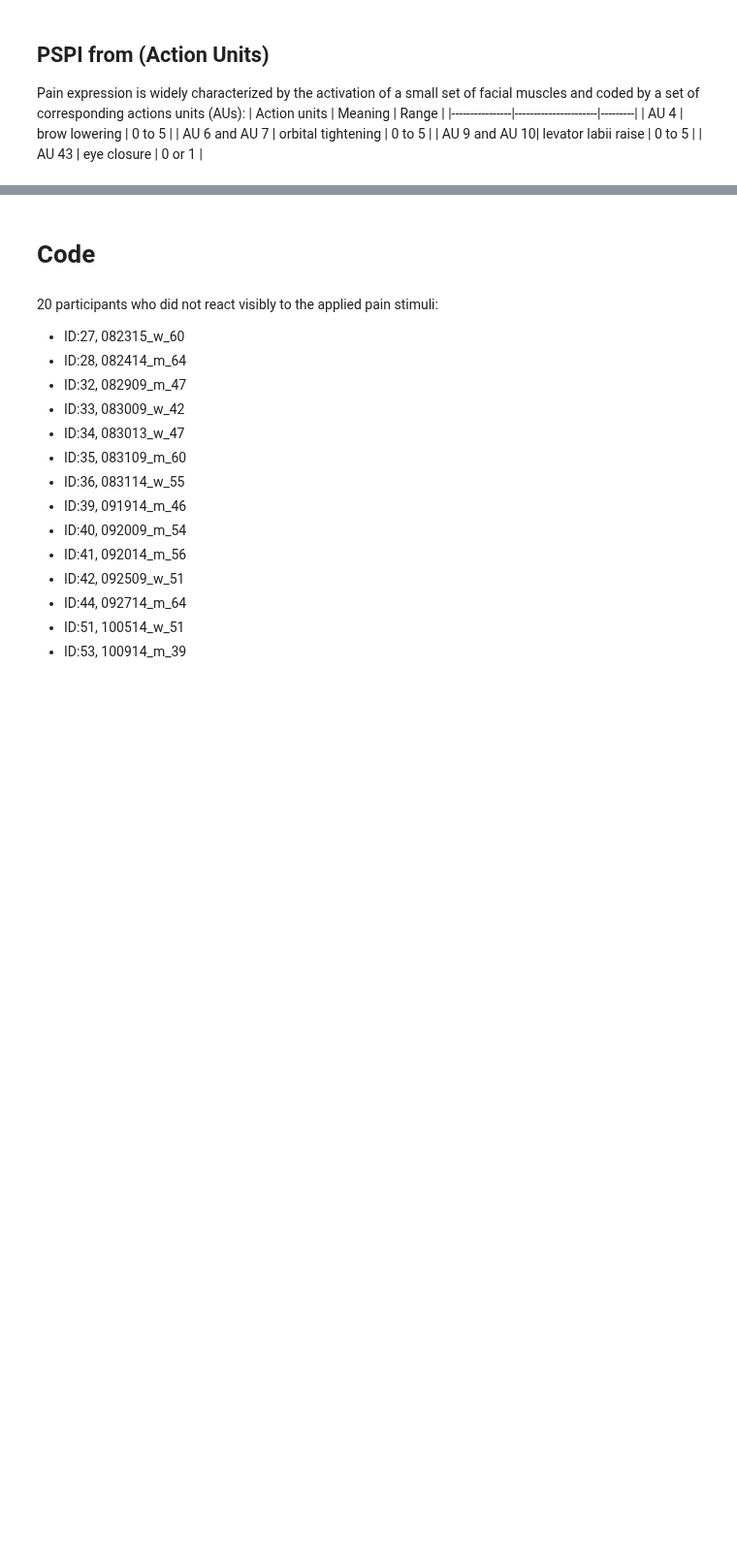
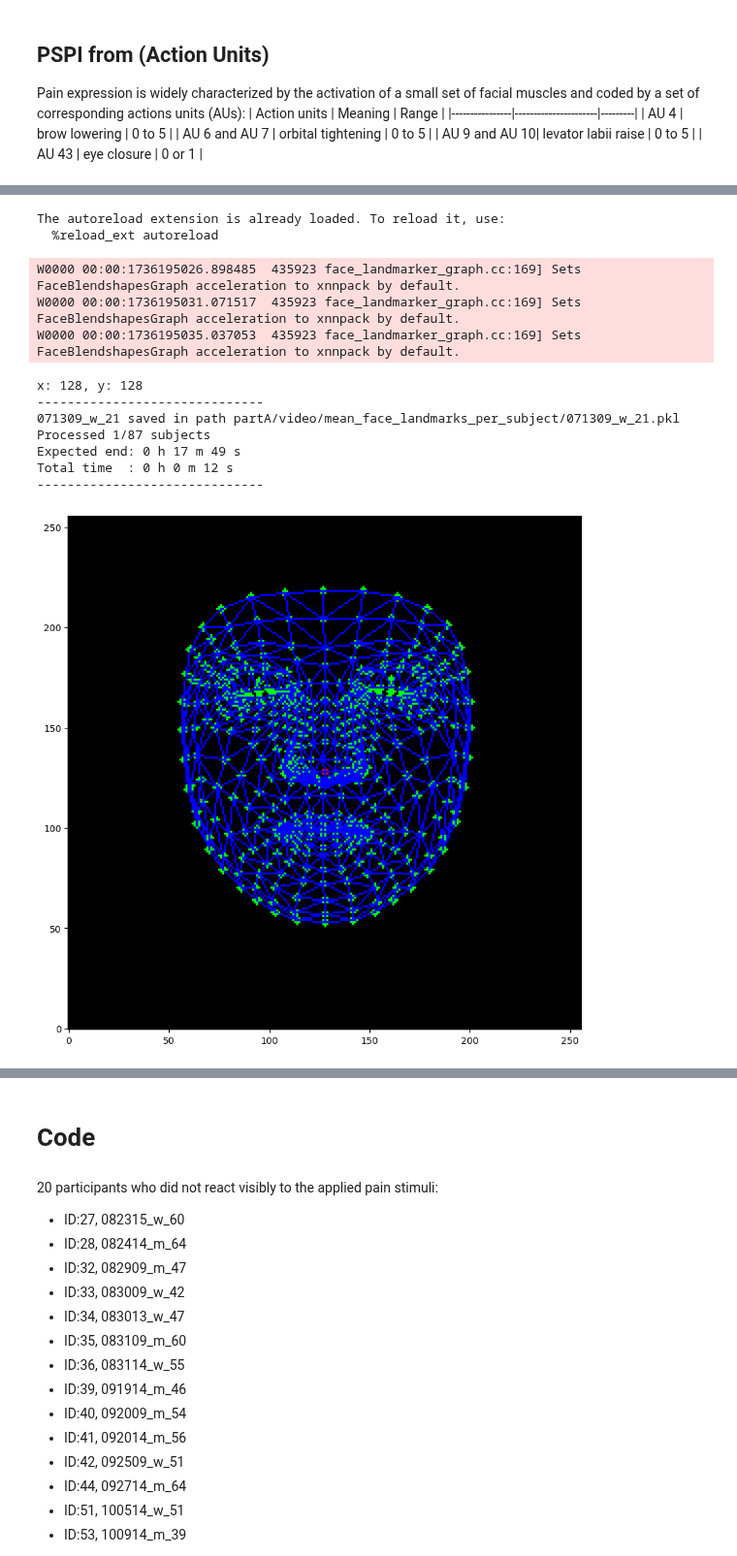
Before and after one commit to villifCoder559/PainAssessmentVideo, a Jupyter notebook: test.ipynb, the cells around one changed output, grey strips where cells are left out. Shown at 97% size. Cells and saved outputs as stored; diff of their text form; code cells hidden in the pictures; blank space fills up the shorter version.

```diff
--- a/test.ipynb
+++ b/test.ipynb
@@ -124,0 +139,78 @@ corresponding actions units (AUs):
+# %%
+%load_ext autoreload
+%autoreload 2
+import numpy as np
+import custom.faceExtractor as extractor
+import os
+import time
+import pickle
+import custom.tools as tools
+
+import numpy as np
+import custom.faceExtractor as extractor
+import os
+import time
+import cv2
+import pickle
+import custom.tools as tools
+import matplotlib.pyplot as plt
+# subject_name = '112016_m_25'
+
+root_video_path = 'partA/video/video'
+csv_array,cols = tools.get_array_from_csv(csv_path=os.path.join('partA','starting_point','samples.csv'))
+list_subject_name = np.unique(csv_array[:,1])
+face_ln_saving_folder = 'partA/video/mean_face_landmarks_per_subject'
+saving_plot_landmarks_folder = os.path.join(face_ln_saving_folder,'plot_landmarks')
+if not os.path.exists(saving_plot_landmarks_folder):
+  os.makedirs(saving_plot_landmarks_folder)
+if not os.path.exists(face_ln_saving_folder):
+  os.makedirs(face_ln_saving_folder)
+face_extractor = extractor.FaceExtractor()
+start = time.time()
+count = 0
+
+for subject_name in list_subject_name:
+  folder_path = os.path.join(root_video_path, subject_name)
+  all_videos = os.listdir(folder_path)
+  list_video_path = [os.path.join(folder_path, video) for video in all_videos]
+  all_mean_facial_landmarks,count_frame=face_extractor.get_mean_facial_landmarks(list_video_path=list_video_path[:3],
+                                                                                 align=True,
+                                                                                 numpy_view=True)
+  dict_subject = {'subject_name':subject_name,
+                  'mean_facial_landmarks':all_mean_facial_landmarks,
+                  'count_frame':count_frame}
+
+  with open(os.path.join(face_ln_saving_folder,subject_name+'.pkl'), 'wb') as f:
+    pickle.dump(dict_subject, f)
+  all_mean_facial_landmarks = face_extractor.convert_from_numpy_to_NormalizedLandmark(all_mean_facial_landmarks)
+  img = np.zeros((256,256,3))
+  annotated_img = face_extractor.plot_landmarks(image=img,landmarks=all_mean_facial_landmarks,connections=face_extractor.FACE_TESSELATION)
+
+  # print(np.max(annotated_img))
+  # cv2.imwrite(os.path.join(saving_plot_landmarks_folder,subject_name+'.png'),annotated_img)
+  # fig, ax = plt.subplots(figsize=(10,10))
+  # im = ax.imshow(annotated_img[:,:,::-1]/255,origin='lower')
+  # plt.savefig(os.path.join(saving_plot_landmarks_folder,subject_name+'.png'))
+  total_time = time.time()-start
+  count += 1
+  expected_time = total_time/count*len(list_subject_name)
+  print('-'*30)
+  print(f'{subject_name} saved in path {os.path.join(face_ln_saving_folder,subject_name+".pkl")}')
+  print(f'Processed {count}/{len(list_subject_name)} subjects')
+  print(f'Expected end: {int(expected_time/60/60)} h {int(expected_time/60)%60} m {int(expected_time)%60} s')
+  print(f'Total time  : {int(total_time/60/60)} h {int(total_time/60)%60} m {int(total_time)%60} s')
+  print('-'*30)
+# %% [output]
+The autoreload extension is already loaded. To reload it, use:
+  %reload_ext autoreload
+W0000 00:00:1736195026.898485  435923 face_landmarker_graph.cc:169] Sets FaceBlendshapesGraph acceleration to xnnpack by default.
+W0000 00:00:1736195031.071517  435923 face_landmarker_graph.cc:169] Sets FaceBlendshapesGraph acceleration to xnnpack by default.
+W0000 00:00:1736195035.037053  435923 face_landmarker_graph.cc:169] Sets FaceBlendshapesGraph acceleration to xnnpack by default.
+x: 128, y: 128
+------------------------------
+071309_w_21 saved in path partA/video/mean_face_landmarks_per_subject/071309_w_21.pkl
+Processed 1/87 subjects
+Expected end: 0 h 17 m 49 s
+Total time  : 0 h 0 m 12 s
+------------------------------
+[figure, added]
```
Also changed, not shown: parts of 9 cells of this notebook.
